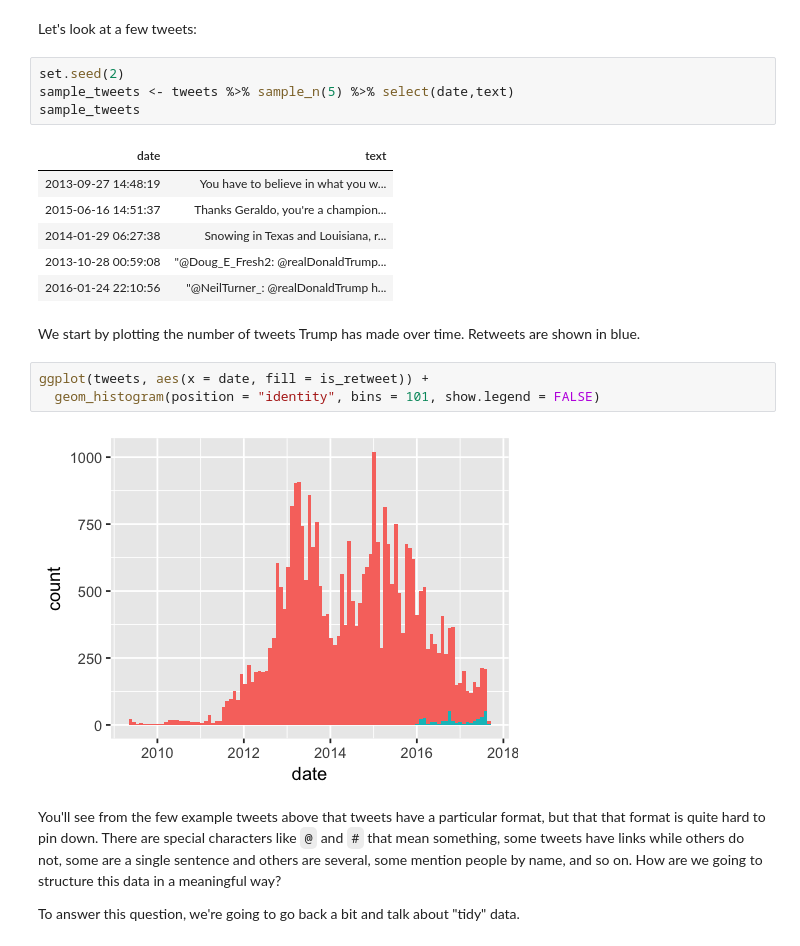
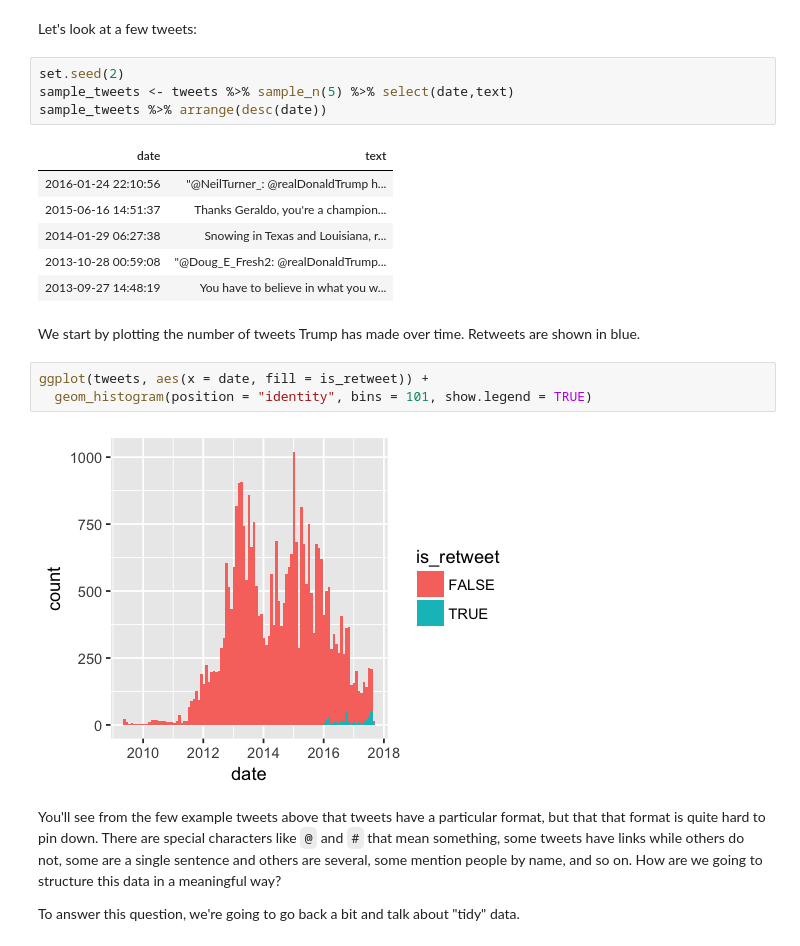
Before and after one commit to louwjlabuschagne/datasci-fi, a Jupyter notebook: lesson4-text-mining.ipynb, the cells around one changed output. Cells and saved outputs as stored; diff of their text form.

```diff
--- a/lesson4-text-mining.ipynb
+++ b/lesson4-text-mining.ipynb
@@ -93,21 +103,21 @@ Let's look at a few tweets:
 # %%
 set.seed(2)
 sample_tweets <- tweets %>% sample_n(5) %>% select(date,text)
-sample_tweets
+sample_tweets %>% arrange(desc(date))
 # %% [output]
 | date | text |
-| 2013-09-27 14:48:19 | You have to believe in what you w... |
+| 2016-01-24 22:10:56 | "@NeilTurner_: @realDonaldTrump h... |
 | 2015-06-16 14:51:37 | Thanks Geraldo, you're a champion... |
 | 2014-01-29 06:27:38 | Snowing in Texas and Louisiana, r... |
 | 2013-10-28 00:59:08 | "@Doug_E_Fresh2: @realDonaldTrump... |
-| 2016-01-24 22:10:56 | "@NeilTurner_: @realDonaldTrump h... |
+| 2013-09-27 14:48:19 | You have to believe in what you w... |
 # %% [markdown]
 We start by plotting the number of tweets Trump has made over time. Retweets are shown in blue.
 # %%
 ggplot(tweets, aes(x = date, fill = is_retweet)) +
-  geom_histogram(position = "identity", bins = 101, show.legend = FALSE)
+  geom_histogram(position = "identity", bins = 101, show.legend = TRUE)
 # %% [output]
-[figure, old version]
+[figure, new version]
 # %% [markdown]
 You'll see from the few example tweets above that tweets have a particular format, but that that format is quite hard to pin down. There are special characters like `@` and `#` that mean something, some tweets have links while others do not, some are a single sentence and others are several, some mention people by name, and so on. How are we going to structure this data in a meaningful way?
 
```
Also changed, not shown: parts of 10 cells of this notebook, 1 other file.
